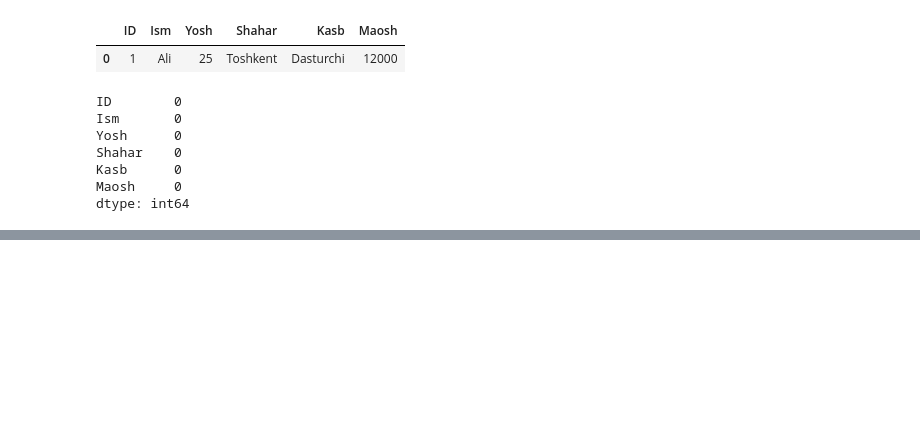
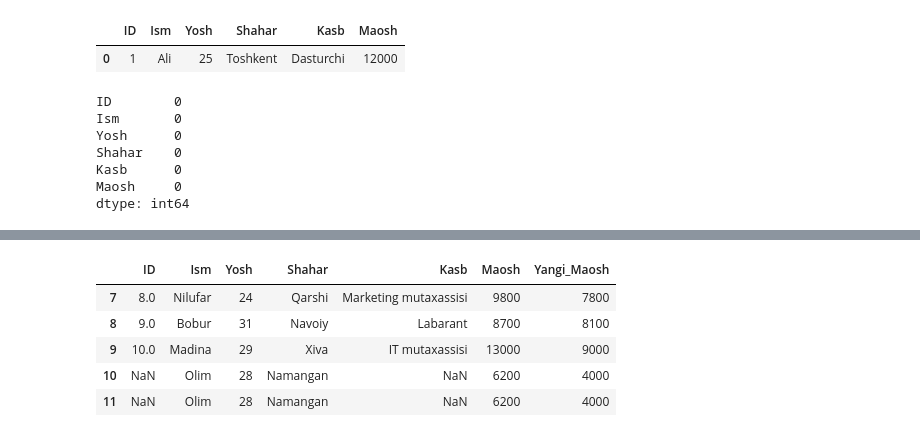
Before and after one commit to ZoyidjonNasretdinov/pandas-turtorial, a Jupyter notebook: main.ipynb, the cells around one changed output, grey strips where cells are left out. Cells and saved outputs as stored; diff of their text form; code cells hidden in the pictures; blank space fills up the shorter version.

```diff
--- a/main.ipynb
+++ b/main.ipynb
@@ -184,0 +200,15 @@ df.dropna(inplace=True) # NaN qiymatlarni o‘chirish
+# %%
+
+
+new_row = {"Ism": "Olim", "Yosh": 28, "Shahar": "Namangan", "Maosh": 6200, "Yangi_Maosh": 4000}
+
+# new_row ni DataFrame ga aylantiramiz va concat() orqali qo‘shamiz
+df = pd.concat([df, pd.DataFrame([new_row])], ignore_index=True)
+df.tail()
+# %% [output]
+|  | ID | Ism | Yosh | Shahar | Kasb | Maosh | Yangi_Maosh |
+| 7 | 8.0 | Nilufar | 24 | Qarshi | Marketing mutaxassisi | 9800 | 7800 |
+| 8 | 9.0 | Bobur | 31 | Navoiy | Labarant | 8700 | 8100 |
+| 9 | 10.0 | Madina | 29 | Xiva | IT mutaxassisi | 13000 | 9000 |
+| 10 | NaN | Olim | 28 | Namangan | NaN | 6200 | 4000 |
+| 11 | NaN | Olim | 28 | Namangan | NaN | 6200 | 4000 |
```
Also changed, not shown: parts of 3 cells of this notebook.
